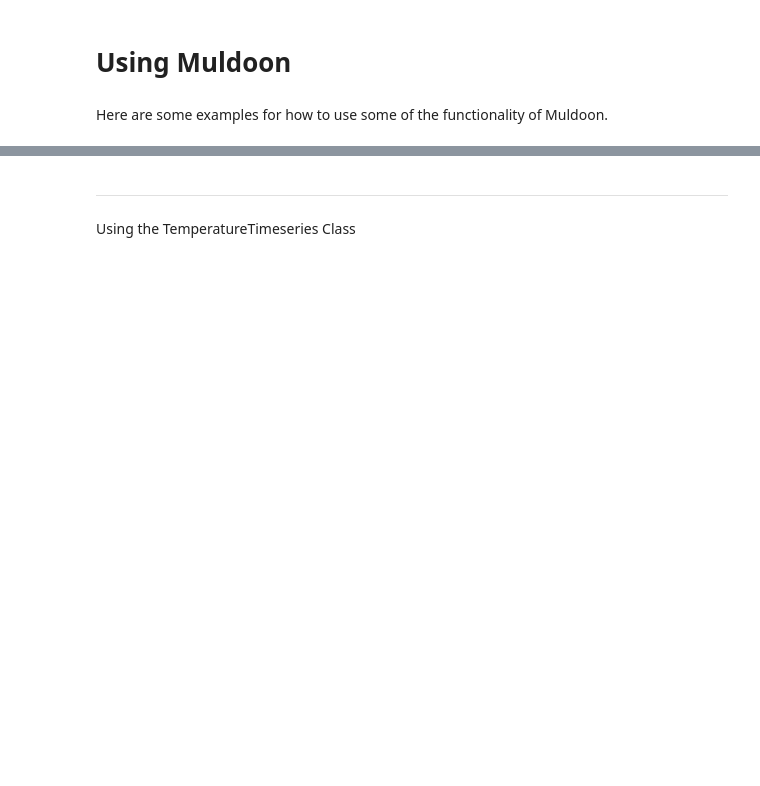
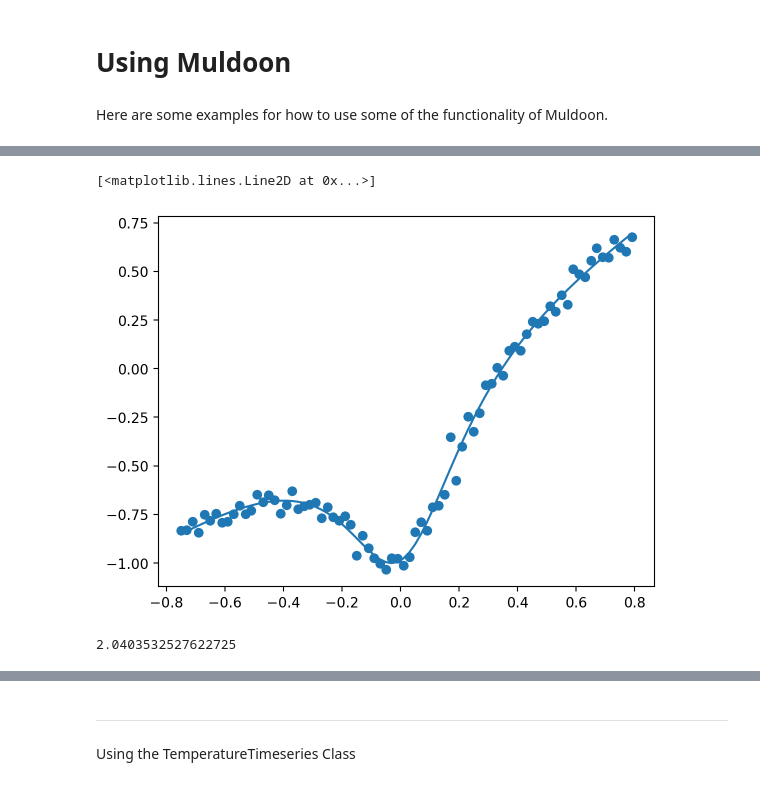
Before and after one commit to cs481-ekh/f22-dust-devils, a Jupyter notebook: docs/examples/Using_Muldoon.ipynb, the cells around one changed output, grey strips where cells are left out. Drawn from its saved outputs; the diff is of its cells as text; code cells hidden in the pictures; blank space fills up the shorter version.

```diff
--- a/docs/examples/Using_Muldoon.ipynb
+++ b/docs/examples/Using_Muldoon.ipynb
@@ -104,20 +145,25 @@ plt.axvline(mt.time[mt.peak_indices[0] + 3*int(mt.peak_widths[0])])
 # %%
 plt.scatter(vortices[0]["time"], vortices[0]["data"])
 
 # Test vortex fit
-old_popt, old_unc = fit_vortex_ps(vortices[0], [0., 1., 0., 1., 0.01],
+old_popt, old_unc = fit_vortex(vortices[0], [0., 1., 0., 1., 0.01],
                           [[-1, -1, np.min(vortices[0]["time"]), 0, 0],
                            [1, 1, np.max(vortices[0]["time"]), 2, 1]], sigma=vortices[0]["scatter"])
 assert(np.max(np.abs(old_popt - right_answer)/old_unc) < 3.)
 
 plt.plot(vortices[0]["time"], modified_lorentzian(vortices[0]["time"], *old_popt))
+# %% [output]
+[<matplotlib.lines.Line2D at 0x...>]
+[figure, added]
 # %%
 init_params = mt._determine_init_params(vortices[0])
 bounds = mt._determine_bounds(vortices[0], init_params)
-popt, unc = fit_vortex_ps(vortices[0], init_params, bounds, sigma=vortices[0]["scatter"])
+popt, unc = fit_vortex(vortices[0], init_params, bounds, sigma=vortices[0]["scatter"])
 assert(np.max(np.abs(popt - right_answer)/unc) < 3.)
 
 print(np.max(np.abs(popt - right_answer)/unc))
+# %% [output]
+2.0403532527622725
 # %%
 # Test fit all vortices
 
```
Also changed, not shown: parts of 15 cells of this notebook, 9 other files.
